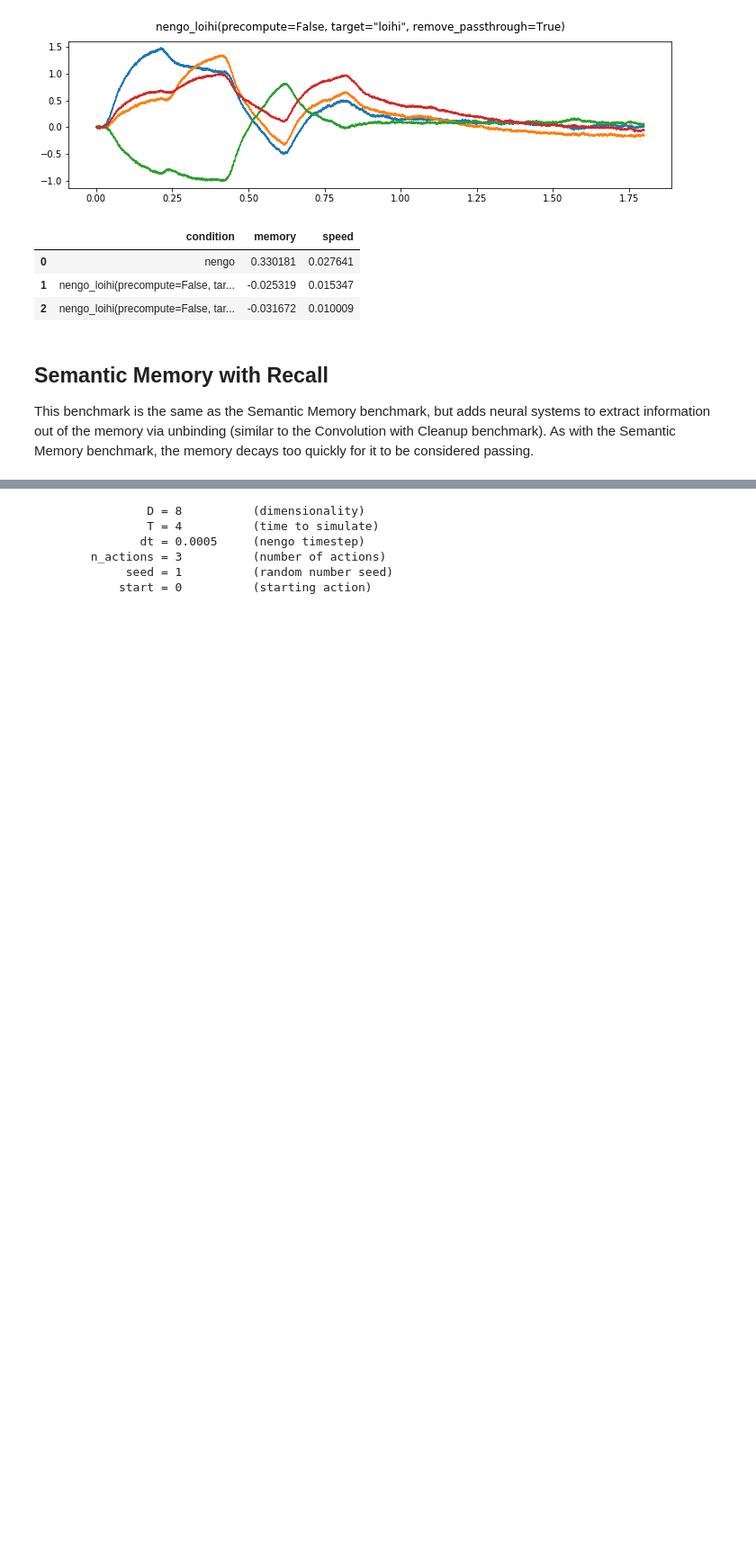
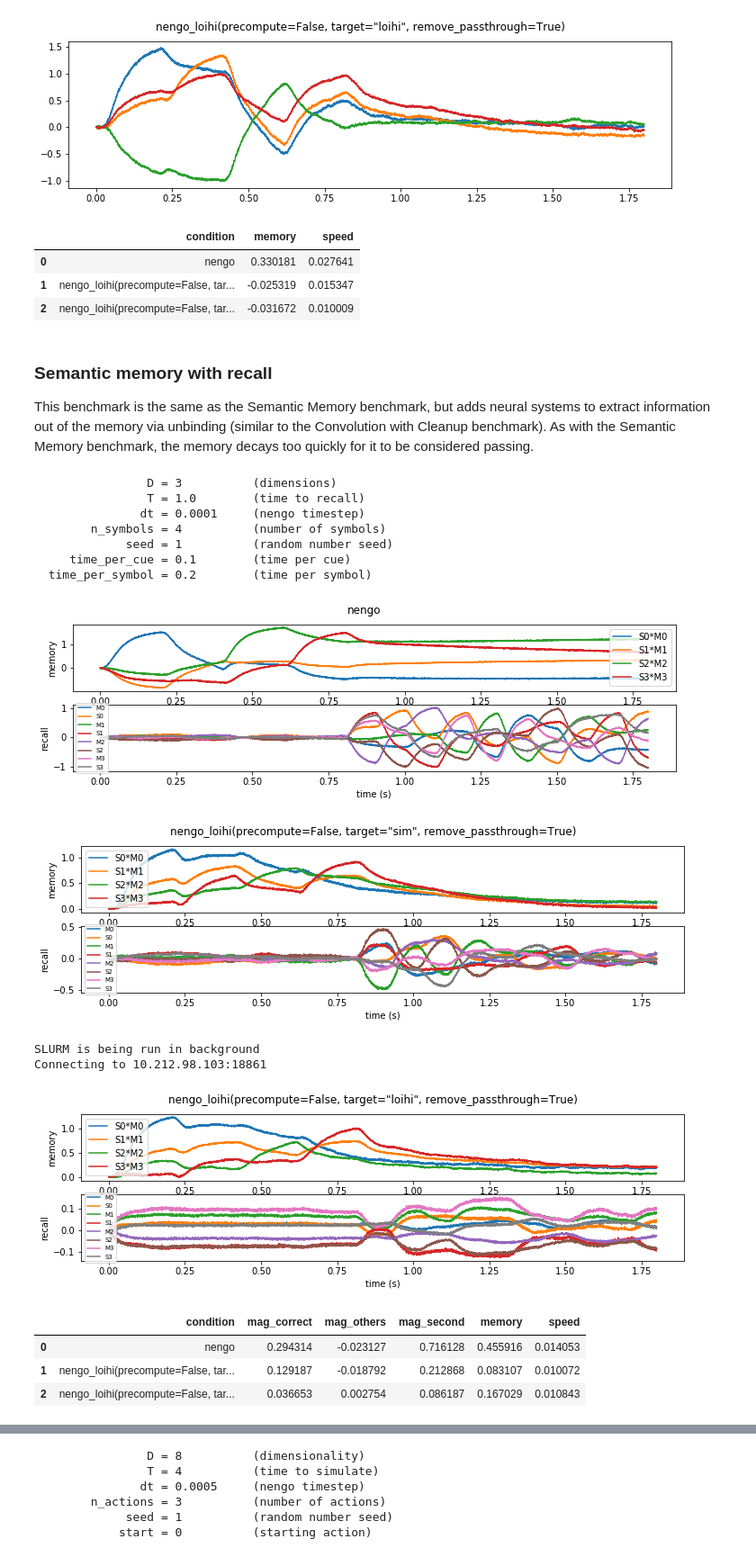
Before and after one commit to nengo/nengo-loihi, a Jupyter notebook: docs/Benchmark Nengo Models.ipynb, the cells around one changed output, grey strips where cells are left out. Shown at 90% size. Saved outputs shown, nothing was run; the diff lists cells and outputs as text; code cells hidden in the pictures; blank space fills up the shorter version.

Commit message:
Minor edits, evaluate memory w/recall

```diff
--- a/docs/Benchmark Nengo Models.ipynb
+++ b/docs/Benchmark Nengo Models.ipynb
@@ -333,9 +334,26 @@ Connecting to 10.212.98.103:18861
 | 1 | nengo_loihi(precompute=False, tar... | -0.025319 | 0.015347 |
 | 2 | nengo_loihi(precompute=False, tar... | -0.031672 | 0.010009 |
 # %% [markdown]
-## Semantic Memory with Recall
+### Semantic memory with recall
 
-This benchmark is the same as the Semantic Memory benchmark, but adds neural systems to extract information out of the memory via unbinding (similar to the Convolution with Cleanup benchmark).  As with the Semantic Memory benchmark, the memory decays too quickly for it to be considered passing.
+This benchmark is the same as the Semantic Memory benchmark, but adds neural systems to extract information out of the memory via unbinding (similar to the Convolution with Cleanup benchmark). As with the Semantic Memory benchmark, the memory decays too quickly for it to be considered passing.
 # %%
-test('SemanticMemoryWithRecall', dict(dt=0.0001, D=4))
+test('SemanticMemoryWithRecall', dict(dt=0.0001, D=3))
+# %% [output]
+                D = 3          (dimensions)
+                T = 1.0        (time to recall)
+               dt = 0.0001     (nengo timestep)
+        n_symbols = 4          (number of symbols)
+             seed = 1          (random number seed)
+     time_per_cue = 0.1        (time per cue)
+  time_per_symbol = 0.2        (time per symbol)
+[figure, added]
+[figure, added]
+SLURM is being run in background
+Connecting to 10.212.98.103:18861
+[figure, added]
+|  | condition | mag_correct | mag_others | mag_second | memory | speed |
+| 0 | nengo | 0.294314 | -0.023127 | 0.716128 | 0.455916 | 0.014053 |
+| 1 | nengo_loihi(precompute=False, tar... | 0.129187 | -0.018792 | 0.212868 | 0.083107 | 0.010072 |
+| 2 | nengo_loihi(precompute=False, tar... | 0.036653 | 0.002754 | 0.086187 | 0.167029 | 0.010843 |
 # %% [markdown]
```
Also changed, not shown: parts of 17 cells of this notebook.
